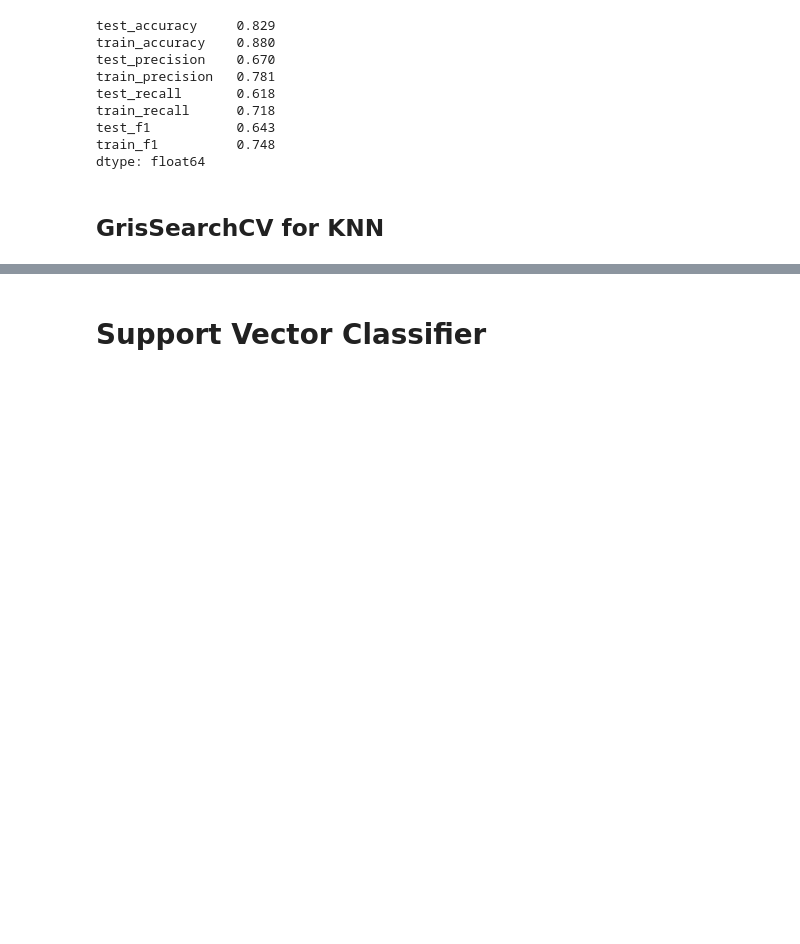
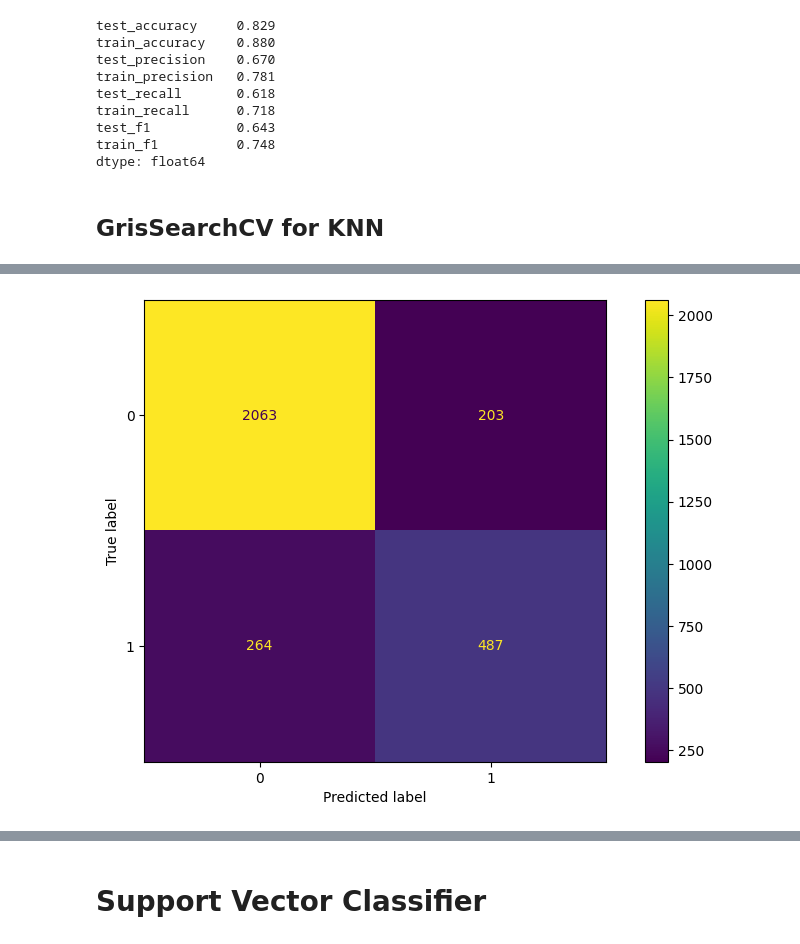
Before and after one commit to ayaramis/DataScience, a Jupyter notebook: SVM/Adnan_Capstone_Project_4_Student_(Adult_Income_Prediction).ipynb, the cells around one changed output, grey strips where cells are left out. Drawn from its saved outputs; the diff is of its cells as text; code cells hidden in the pictures; blank space fills up the shorter version.

```diff
--- a/SVM/Adnan_Capstone_Project_4_Student_(Adult_Income_Prediction).ipynb
+++ b/SVM/Adnan_Capstone_Project_4_Student_(Adult_Income_Prediction).ipynb
@@ -520,4 +538,4 @@ knn_pipe_grid = GridSearchCV(estimator=pipe_knn, param_grid = param_grid, cv=10,
 # %%
 knn_pipe_grid.fit(X_train, y_train)
 # %%
-knn_pipe_grid.best_params_
+pipe_knn.set_params(pipe_knn__n_neighbors= 21, pipe_knn__p= 2, pipe_knn__weights= 'uniform')
@@ -525,0 +555,2 @@ knn_pipe_grid.best_score_
+# %%
+pipe_knn.fit(X_train, y_train)
@@ -526,5 +570,7 @@ knn_pipe_grid.best_score_
 # %%
 from sklearn.metrics import ConfusionMatrixDisplay
-ConfusionMatrixDisplay.from_estimator(knn_pipe_grid, X_test, y_test);
+ConfusionMatrixDisplay.from_estimator(pipe_knn, X_test, y_test);
+# %% [output]
+[figure, added]
 # %%
 from sklearn.metrics import RocCurveDisplay
```
Also changed, not shown: parts of 32 cells of this notebook, 1 other file.
